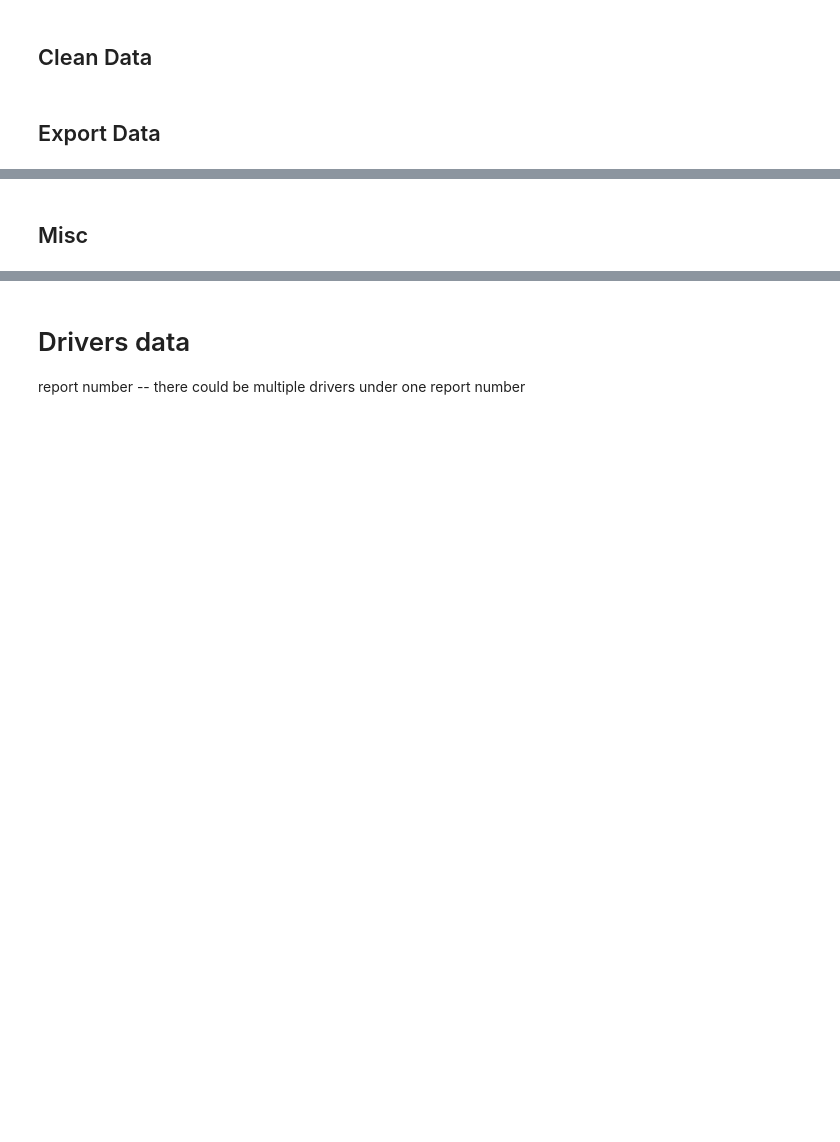
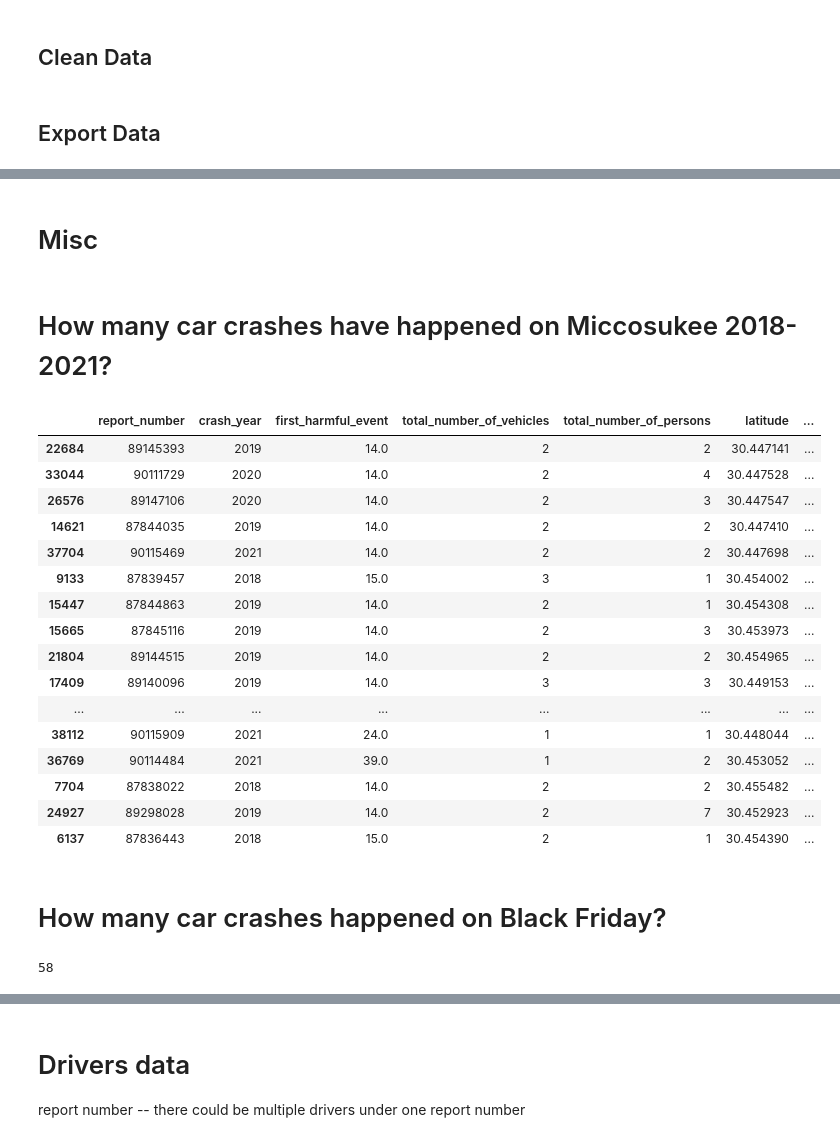
Before and after one commit to TheNextCEO/vision-zero, a Jupyter notebook: scripts/clean.ipynb, the cells around one changed output, grey strips where cells are left out. Cells and saved outputs as stored; diff of their text form; code cells hidden in the pictures; blank space fills up the shorter version.

```diff
--- a/scripts/clean.ipynb
+++ b/scripts/clean.ipynb
@@ -76,2 +102,34 @@ df2018clean.to_csv("./crash-data/clean/all-2018to2021.csv")
 # %% [markdown]
-## Misc
+# Misc
+# %% [markdown]
+# How many car crashes have happened on Miccosukee 2018-2021?
+# %%
+# crashes within a bounding box
+# bounding box from bboxfinder.org
+
+# miccosukee = df2018clean.query(' on_street_road_highway.str.contains("Miccosukee").values ')
+miccosukee[miccosukee['longitude'].between(-84.277496, -84.261682) & miccosukee['latitude'].between(30.445584, 30.456165)].sort_values(["from_intersection_of", "crash_time"], ascending = [True,True])
+# %% [output]
+|  | report_number | crash_year | first_harmful_event | total_number_of_vehicles | total_number_of_persons | latitude | ... |
+| 22684 | 89145393 | 2019 | 14.0 | 2 | 2 | 30.447141 | ... |
+| 33044 | 90111729 | 2020 | 14.0 | 2 | 4 | 30.447528 | ... |
+| 26576 | 89147106 | 2020 | 14.0 | 2 | 3 | 30.447547 | ... |
+| 14621 | 87844035 | 2019 | 14.0 | 2 | 2 | 30.447410 | ... |
+| 37704 | 90115469 | 2021 | 14.0 | 2 | 2 | 30.447698 | ... |
+| 9133 | 87839457 | 2018 | 15.0 | 3 | 1 | 30.454002 | ... |
+| 15447 | 87844863 | 2019 | 14.0 | 2 | 1 | 30.454308 | ... |
+| 15665 | 87845116 | 2019 | 14.0 | 2 | 3 | 30.453973 | ... |
+| 21804 | 89144515 | 2019 | 14.0 | 2 | 2 | 30.454965 | ... |
+| 17409 | 89140096 | 2019 | 14.0 | 3 | 3 | 30.449153 | ... |
+| ... | ... | ... | ... | ... | ... | ... | ... |
+| 38112 | 90115909 | 2021 | 24.0 | 1 | 1 | 30.448044 | ... |
+| 36769 | 90114484 | 2021 | 39.0 | 1 | 2 | 30.453052 | ... |
+| 7704 | 87838022 | 2018 | 14.0 | 2 | 2 | 30.455482 | ... |
+| 24927 | 89298028 | 2019 | 14.0 | 2 | 7 | 30.452923 | ... |
+| 6137 | 87836443 | 2018 | 15.0 | 2 | 1 | 30.454390 | ... |
+# %% [markdown]
+# How many car crashes happened on Black Friday?
+# %%
+len(df2018.query(" crash_year == 2018 and crash_date == '2018-11-30' ").sort_values(by="crash_time", ascending=True))
+# %% [output]
+58
```
Also changed, not shown: parts of 17 cells of this notebook, 7 other files.
